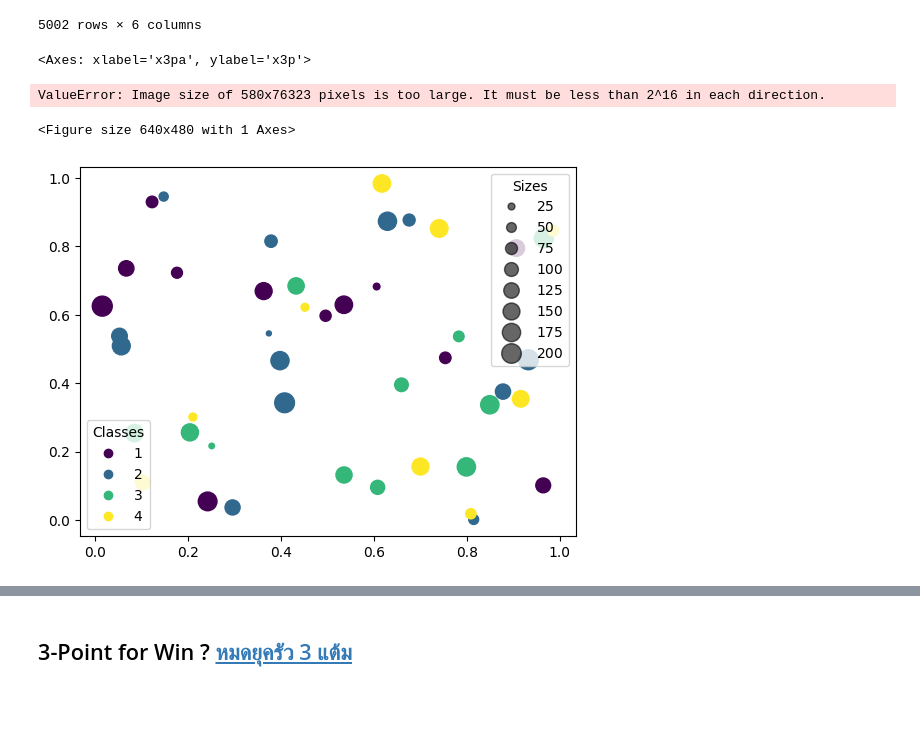
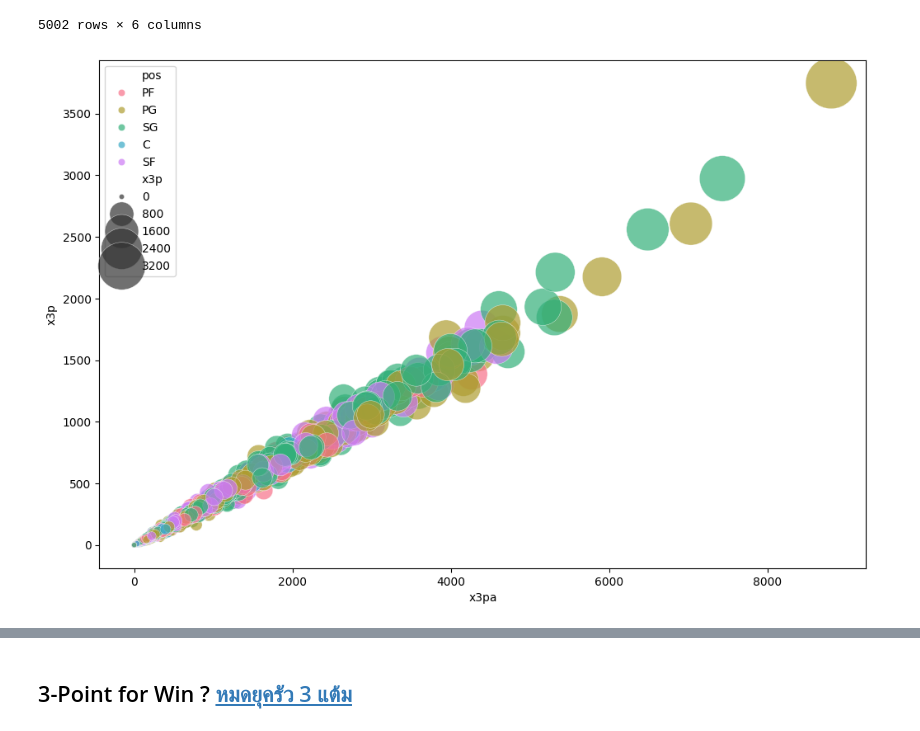
Before and after one commit to NuTTaoo/NBA_Stat, a Jupyter notebook: NBA_Stat.ipynb, the cells around one changed output, grey strips where cells are left out. Saved outputs shown, nothing was run; the diff lists cells and outputs as text; code cells hidden in the pictures; blank space fills up the shorter version.

```diff
--- a/NBA_Stat.ipynb
+++ b/NBA_Stat.ipynb
@@ -558,31 +558,16 @@ df_id_player
 | 5000 | 856_Rick Barry | SF | 221.0 | 73.0 | 72 | 1816.0 |
 | 5001 | 949_Earl Monroe | SG | 0.0 | 0.0 | 51 | 633.0 |
 5002 rows × 6 columns
-# %%
-sns.scatterplot(data=df_id_player, x="x3pa", y="x3p", hue="id:Player")
-# %% [output]
-<Axes: xlabel='x3pa', ylabel='x3p'>
-ValueError: Image size of 580x76323 pixels is too large. It must be less than 2^16 in each direction.
-<Figure size 640x480 with 1 Axes>
-# %%
-N = 45
-x, y = np.random.rand(2, N)
-c = np.random.randint(1, 5, size=N)
-s = np.random.randint(10, 220, size=N)
-
-fig, ax = plt.subplots()
-
-scatter = ax.scatter(x, y, c=c, s=s)
-
-# produce a legend with the unique colors from the scatter
-legend1 = ax.legend(*scatter.legend_elements(),
-                    loc="lower left", title="Classes")
-ax.add_artist(legend1)
-
-# produce a legend with a cross-section of sizes from the scatter
-handles, labels = scatter.legend_elements(prop="sizes", alpha=0.6)
-legend2 = ax.legend(handles, labels, loc="upper right", title="Sizes")
-
-plt.show()
-# %% [output]
-[figure, removed]
+# %%
+top_5_pos = df_id_player['pos'].value_counts().nlargest(5).index.tolist()
+
+# กรองข้อมูลให้เหลือแค่ผู้เล่นใน 5 ตำแหน่งที่พบมากที่สุด
+df_top5 = df_id_player[df_id_player['pos'].isin(top_5_pos)]
+
+# สร้าง plot
+plt.figure(figsize=(12, 8))
+scatter = sns.scatterplot(data=df_top5, x='x3pa', y='x3p',
+                          hue='pos', size='x3p',
+                          sizes=(20, 2000), alpha=0.7, legend='brief')
+# %% [output]
+[figure, added]
```
Also changed, not shown: parts of 2 cells of this notebook.
